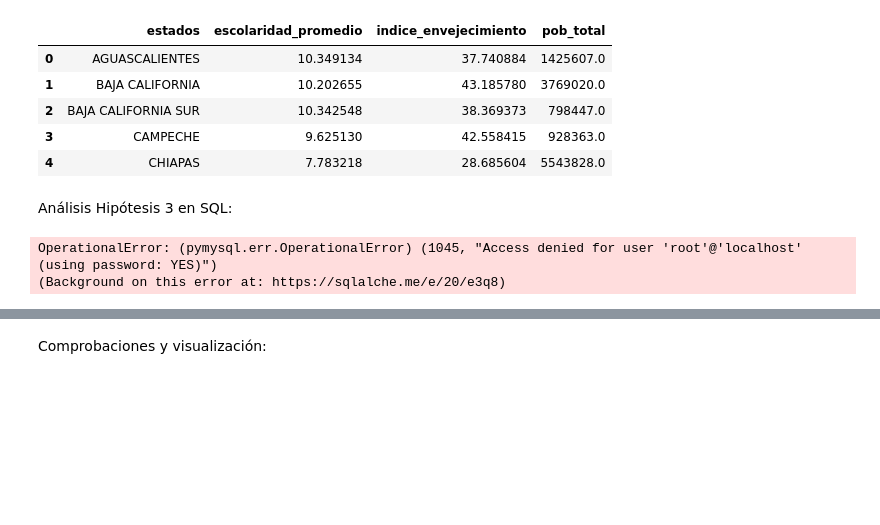
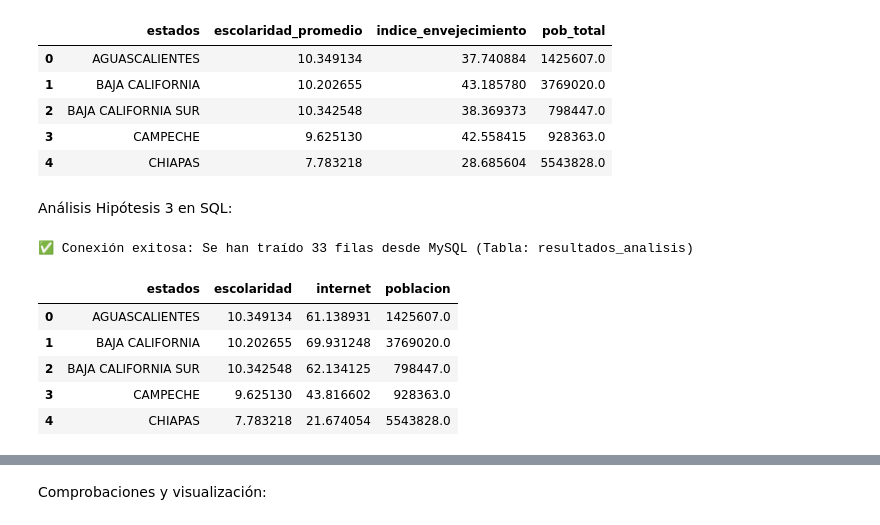
Before and after one commit to julio-bp/PROYECTO2, a Jupyter notebook: PROYECTO2.ipynb, the cells around one changed output, grey strips where cells are left out. Cells and saved outputs as stored; diff of their text form; code cells hidden in the pictures; blank space fills up the shorter version.

Commit message:
llamamos a SQL desde vscode

```diff
--- a/PROYECTO2.ipynb
+++ b/PROYECTO2.ipynb
@@ -622,12 +624,24 @@ display(df_h3.head(5))
 # %% [markdown]
 Análisis Hipótesis 3 en SQL:
 # %%
-# --- CARGA A MYSQL ---
+# conectamos con MySQL
 engine = create_engine('mysql+pymysql://root:30802043@localhost:3306/mexico_stats')
-df_h3.to_sql('hipotesis_3', con=engine, if_exists='replace', index=False)
+# Traemos la tabla que ya unimos en MySQL
+df_h3 = pd.read_sql("SELECT * FROM resultados_analisis", con=engine)
+
+# --- Con este codigo llevamos a MySQL.... pero el trabajo nos pide traer....
+# df_h3.to_sql('hipotesis_3', con=engine, if_exists='replace', index=False)
+
+print(f"✅ Conexión exitosa: Se han traído {len(df_h3)} filas desde MySQL (Tabla: resultados_analisis)")
+display(df_h3.head())
 # %% [output]
-OperationalError: (pymysql.err.OperationalError) (1045, "Access denied for user 'root'@'localhost' (using password: YES)")
-(Background on this error at: https://sqlalche.me/e/20/e3q8)
+✅ Conexión exitosa: Se han traído 33 filas desde MySQL (Tabla: resultados_analisis)
+|  | estados | escolaridad | internet | poblacion |
+| 0 | AGUASCALIENTES | 10.349134 | 61.138931 | 1425607.0 |
+| 1 | BAJA CALIFORNIA | 10.202655 | 69.931248 | 3769020.0 |
+| 2 | BAJA CALIFORNIA SUR | 10.342548 | 62.134125 | 798447.0 |
+| 3 | CAMPECHE | 9.625130 | 43.816602 | 928363.0 |
+| 4 | CHIAPAS | 7.783218 | 21.674054 | 5543828.0 |
 # %%
 # 1. Consulta para Hipótesis 3
 query_h3 = """
```
Also changed, not shown: parts of 9 cells of this notebook, 1 other file.
